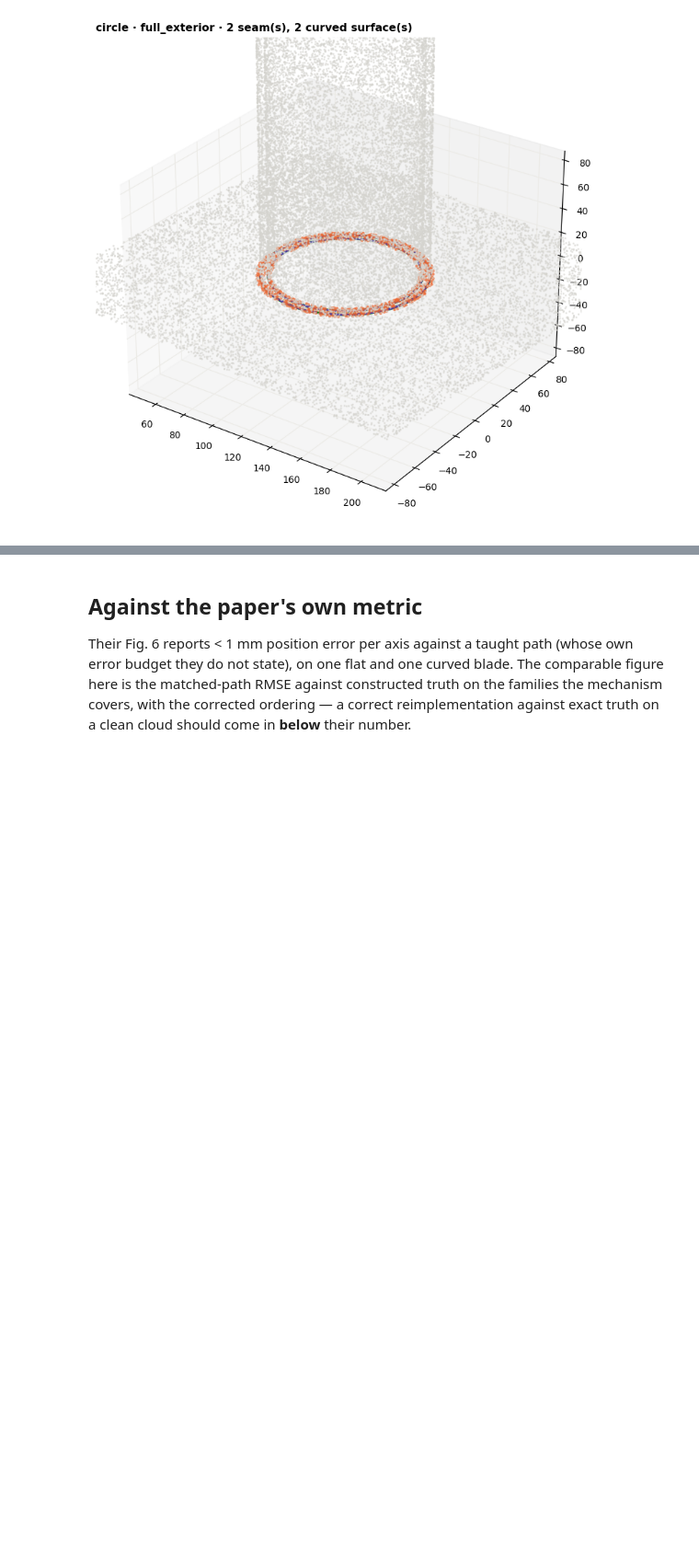
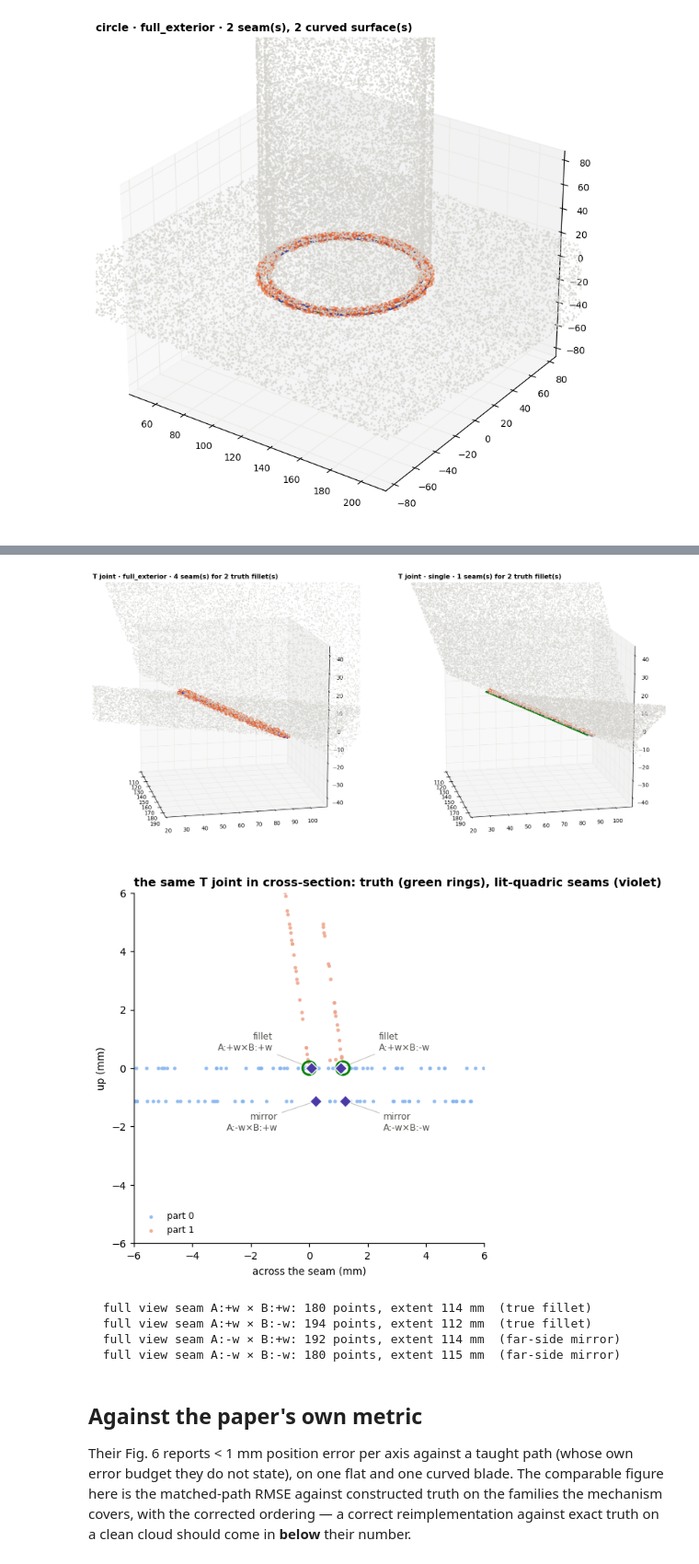
Before and after one commit to amnessa/welding_cell_ws, a Jupyter notebook: weld_generator/notebooks/11_lit_quadric.ipynb, the cells around one changed output, grey strips where cells are left out. Shown at 92% size. Saved outputs shown, nothing was run; the diff lists cells and outputs as text; code cells hidden in the pictures; blank space fills up the shorter version.

```diff
--- a/weld_generator/notebooks/11_lit_quadric.ipynb
+++ b/weld_generator/notebooks/11_lit_quadric.ipynb
@@ -301,3 +310,59 @@ plt.tight_layout(); plt.show()
+# %%
+prep = prepare(SCENES["line"][:1])[0]
+fig = plt.figure(figsize=(14, 6.5))
+for k, view in enumerate(("full_exterior", "single")):
+    c = prep.cloud(view, 0.0); _, lab = prep.oracle("surfaces", view, 0.0)
+    r = detect(c["xyz"], region_labels=lab, part_labels=c["object_id"], ordering="chain")
+    ax = fig.add_subplot(1, 2, k + 1, projection="3d")
+    step = max(1, len(c["xyz"]) // 20000)
+    ax.scatter(*c["xyz"][::step].T, s=1, color="#d5d4cf", alpha=0.5)
+    for gpoly in prep.gt: ax.plot(*np.asarray(gpoly).T, color="#008300", linewidth=3)
+    for cl in r.clusters: ax.scatter(*cl.T, s=5, color="#eb6834", alpha=0.7)
+    for sm in r.seams: ax.plot(*sm.T, color=COLOR["lit-quadric"], linewidth=2)
+    # look ACROSS the joint from low elevation, zoomed to the seam: the base plate's top
+    # and bottom faces then separate vertically and the mirrors sit visibly under the plate
+    ctr = np.vstack(prep.gt).mean(axis=0); span = 45.0
+    ax.set_xlim(ctr[0] - span, ctr[0] + span); ax.set_ylim(ctr[1] - span, ctr[1] + span); ax.set_zlim(ctr[2] - span, ctr[2] + span)
+    ax.view_init(14, -12); ax.set_box_aspect((1, 1, 1))
+    census = {}
+    for p_ in r.pairs: census[p_["status"]] = census.get(p_["status"], 0) + 1
+    ax.set_title(f"T joint · {view} · {r.n_seams} seam(s) for {len(prep.gt)} truth fillet(s)", loc="left")
+plt.tight_layout(); plt.show()
+
+# the cross-section: a 2 mm slice across the seam at mid-length, both plates in section,
+# the four seam positions marked - the mirror sits one plate thickness under the fillet
+faces = {f["face_id"]: f["ref"] for f in prep.scene["faces"]}
+c = prep.cloud("full_exterior", 0.0); _, lab = prep.oracle("surfaces", "full_exterior", 0.0)
+r = detect(c["xyz"], region_labels=lab, part_labels=c["object_id"], ordering="chain")
+g0 = np.asarray(prep.gt[0]); m = g0[len(g0) // 2]; t = g0[-1] - g0[0]; t /= np.linalg.norm(t)
+e1 = np.cross([0, 0, 1.0], t); e1 /= np.linalg.norm(e1); e2 = np.cross(t, e1)
+xyz, oid = c["xyz"], c["object_id"]; sel = np.abs((xyz - m) @ t) < 1.0
+fig, ax = plt.subplots(figsize=(7.5, 5.2)); win = 6.0
+for k2, ob in enumerate(np.unique(oid[sel])):
+    q = xyz[sel][oid[sel] == ob]; ax.scatter((q - m) @ e1, (q - m) @ e2, s=5, color=["#86b6ef", "#f0a58a"][k2 % 2], alpha=0.8, label=f"part {ob}")
+for gpoly in prep.gt:
+    gp = np.asarray(gpoly); i = np.argmin(np.abs((gp - m) @ t)); ax.scatter([(gp[i] - m) @ e1], [(gp[i] - m) @ e2], s=140, facecolor="none", edgecolor="#008300", linewidth=2, zorder=6)
+for p_, sm in zip([p_ for p_ in r.pairs if p_["status"] == "seam"], r.seams):
+    i = np.argmin(np.abs((sm - m) @ t)); q = sm[i]; kind = "fillet" if faces[p_["i"]] == "A:+w" else "mirror"
+    ax.scatter([(q - m) @ e1], [(q - m) @ e2], s=60, color=COLOR["lit-quadric"], marker="D", zorder=7, edgecolor="white")
+    side = 1 if faces[p_["j"]] == "B:-w" else -1        # one label per side of the standing plate
+    ax.annotate(f"{kind}\n{faces[p_['i']]}×{faces[p_['j']]}", ((q - m) @ e1, (q - m) @ e2), textcoords="offset points",
+                xytext=(side * 34, 16 if kind == "fillet" else -26), ha="left" if side > 0 else "right", fontsize=8, color=INK2,
+                arrowprops=dict(arrowstyle="-", color="#c9c8c3", linewidth=0.8))
+ax.set_aspect("equal"); ax.set_xlim(-win, win); ax.set_ylim(-win, win); ax.grid(False)
+ax.set_xlabel("across the seam (mm)"); ax.set_ylabel("up (mm)")
+ax.set_title("the same T joint in cross-section: truth (green rings), lit-quadric seams (violet)", loc="left"); ax.legend(fontsize=8, loc="lower left")
+plt.tight_layout(); plt.show()
+for p_, sm in zip([p_ for p_ in r.pairs if p_["status"] == "seam"], r.seams):
+    print(f"  full view seam {faces[p_['i']]} × {faces[p_['j']]}: {len(sm)} points, extent {np.ptp(sm, axis=0).max():.0f} mm  "
+          f"({'true fillet' if faces[p_['i']] == 'A:+w' else 'far-side mirror'})")
+# %% [output]
+[figure, added]
+[figure, added]
+  full view seam A:+w × B:+w: 180 points, extent 114 mm  (true fillet)
+  full view seam A:+w × B:-w: 194 points, extent 112 mm  (true fillet)
+  full view seam A:-w × B:+w: 192 points, extent 114 mm  (far-side mirror)
+  full view seam A:-w × B:-w: 180 points, extent 115 mm  (far-side mirror)
 # %% [markdown]
 ## Against the paper's own metric
 
```
Also changed, not shown: parts of 2 cells of this notebook, 2 other files.
